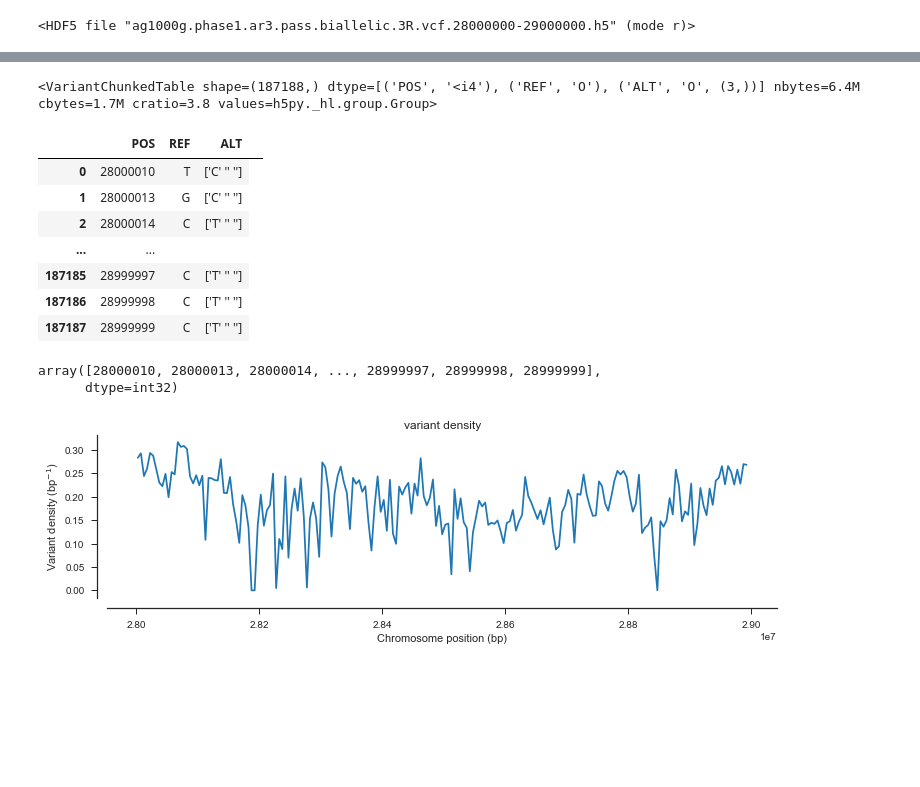
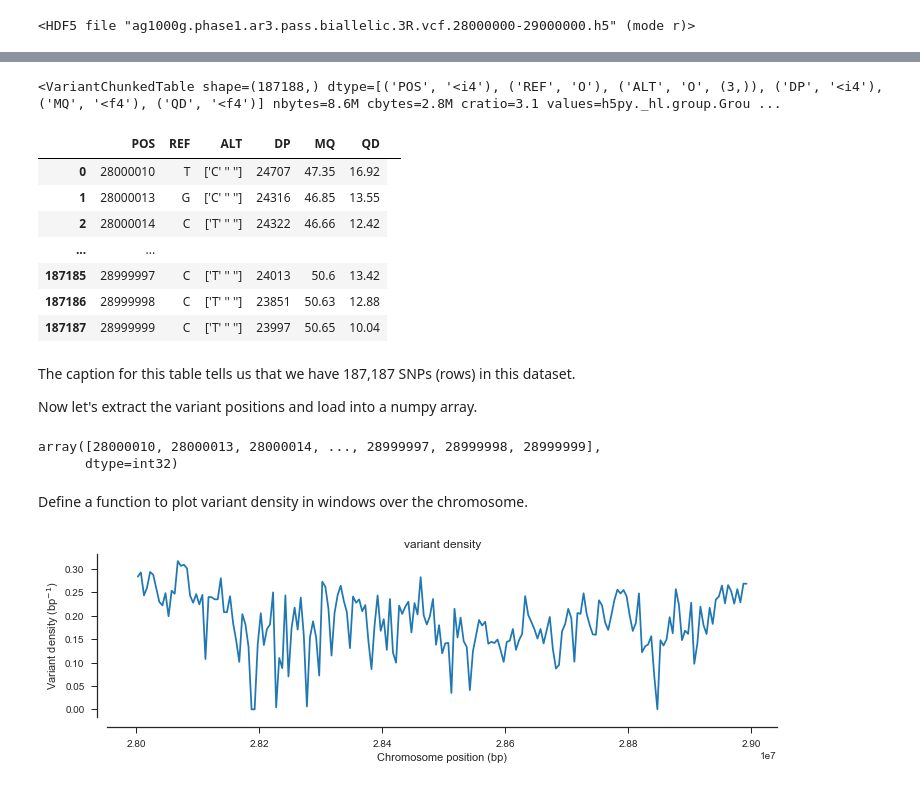
Before and after one commit to andrewkern/biol610, a Jupyter notebook: notebooks/lecture9.ipynb, the cells around one changed output, grey strips where cells are left out. Drawn from its saved outputs; the diff is of its cells as text; code cells hidden in the pictures; blank space fills up the shorter version.

```diff
--- a/notebooks/lecture9.ipynb
+++ b/notebooks/lecture9.ipynb
@@ -45,23 +67,28 @@ callset
 # %%
-chrom = '3R'
 variants = allel.VariantChunkedTable(callset['variants'],
-                                     names=['POS', 'REF', 'ALT'],
+                                     names=['POS', 'REF', 'ALT', 'DP', 'MQ', 'QD'],
                                      index='POS')
 variants
 # %% [output]
-<VariantChunkedTable shape=(187188,) dtype=[('POS', '<i4'), ('REF', 'O'), ('ALT', 'O', (3,))] nbytes=6.4M cbytes=1.7M cratio=3.8 values=h5py._hl.group.Group>
+<VariantChunkedTable shape=(187188,) dtype=[('POS', '<i4'), ('REF', 'O'), ('ALT', 'O', (3,)), ('DP', '<i4'), ('MQ', '<f4'), ('QD', '<f4')] nbytes=8.6M cbytes=2.8M cratio=3.1 values=h5py._hl.group.Grou ...
-|  | POS | REF | ALT |
-| 0 | 28000010 | T | ['C' '' ''] |
-| 1 | 28000013 | G | ['C' '' ''] |
-| 2 | 28000014 | C | ['T' '' ''] |
-| ... | ... |  |  |  |
-| 187185 | 28999997 | C | ['T' '' ''] |
-| 187186 | 28999998 | C | ['T' '' ''] |
-| 187187 | 28999999 | C | ['T' '' ''] |
+|  | POS | REF | ALT | DP | MQ | QD |
+| 0 | 28000010 | T | ['C' '' ''] | 24707 | 47.35 | 16.92 |
+| 1 | 28000013 | G | ['C' '' ''] | 24316 | 46.85 | 13.55 |
+| 2 | 28000014 | C | ['T' '' ''] | 24322 | 46.66 | 12.42 |
+| ... | ... |  |  |  |  |  |  |
+| 187185 | 28999997 | C | ['T' '' ''] | 24013 | 50.6 | 13.42 |
+| 187186 | 28999998 | C | ['T' '' ''] | 23851 | 50.63 | 12.88 |
+| 187187 | 28999999 | C | ['T' '' ''] | 23997 | 50.65 | 10.04 |
+# %% [markdown]
+The caption for this table tells us that we have 187,187 SNPs (rows) in this dataset.
+
+Now let's extract the variant positions and load into a numpy array.
 # %%
 pos = variants['POS'][:]
 pos
 # %% [output]
 array([28000010, 28000013, 28000014, ..., 28999997, 28999998, 28999999],
       dtype=int32)
+# %% [markdown]
+Define a function to plot variant density in windows over the chromosome.
 # %%
```
Also changed, not shown: parts of 42 cells of this notebook, 1 other file.
